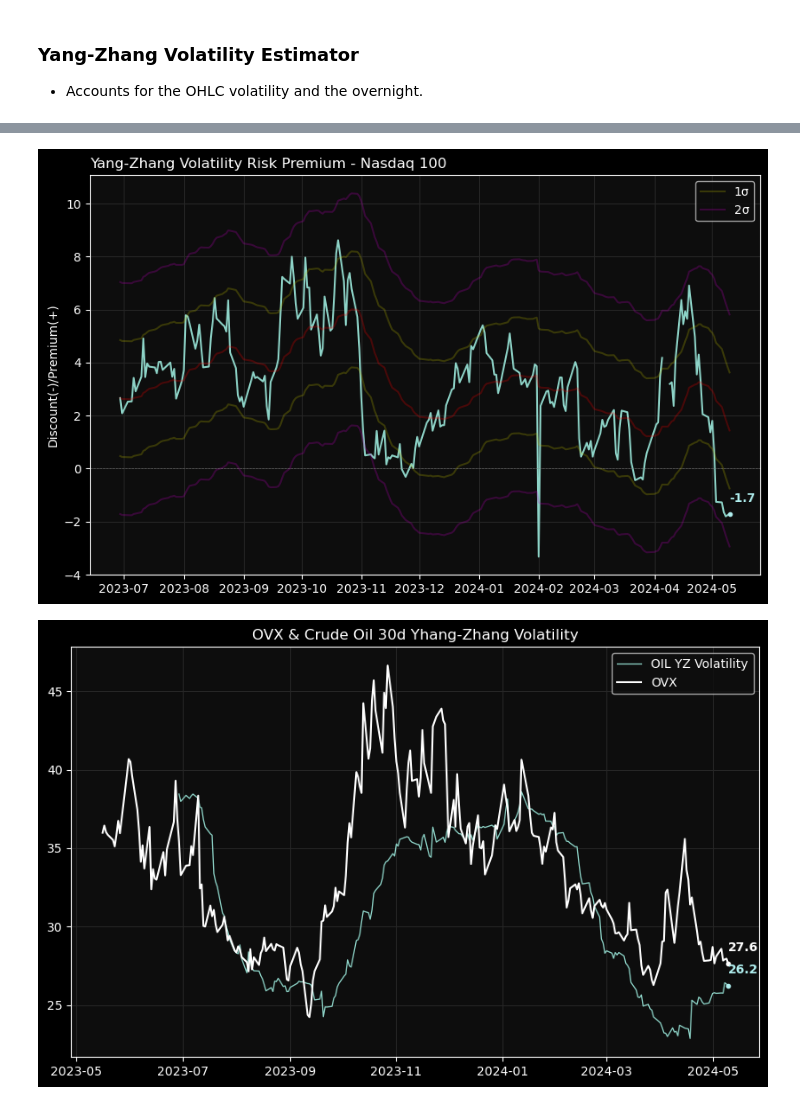
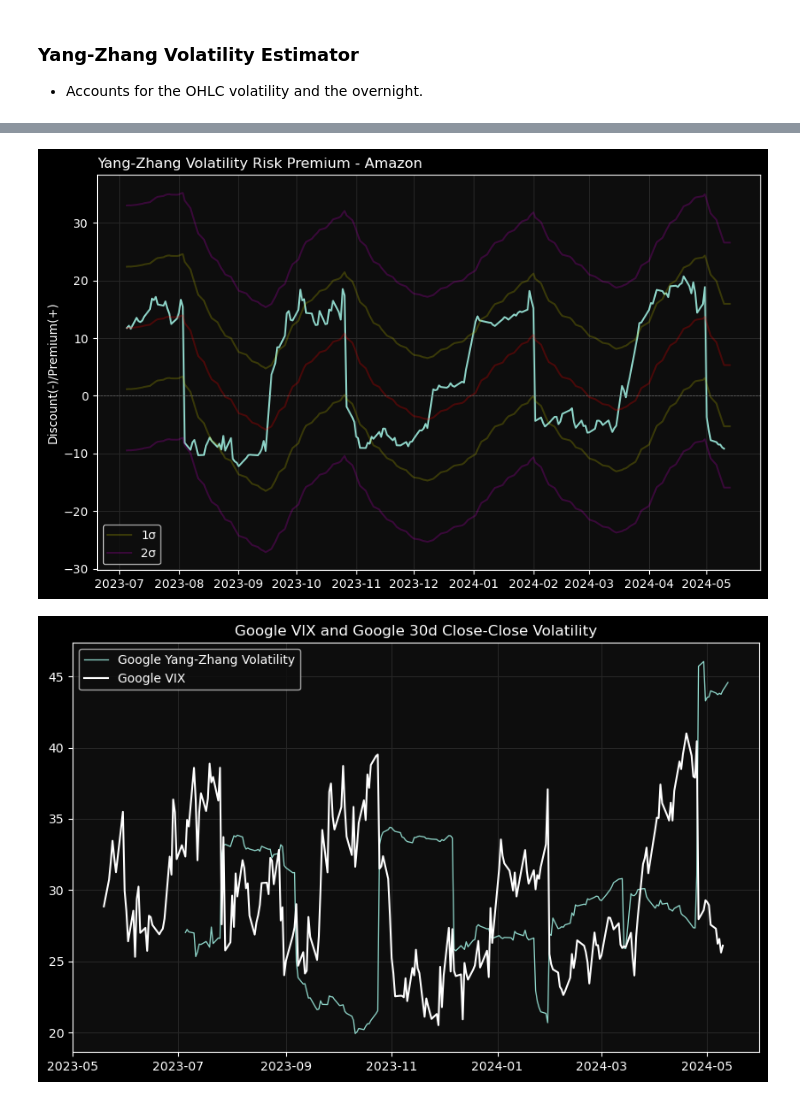
Before and after one commit to prestonf99/Volatility-ATR-Models, a Jupyter notebook: RunMS.ipynb, the cells around one changed output, grey strips where cells are left out. Saved outputs shown, nothing was run; the diff lists cells and outputs as text; code cells hidden in the pictures.

```diff
--- a/RunMS.ipynb
+++ b/RunMS.ipynb
@@ -5,7 +7,15 @@ You can adjust the days to load, the ATR will always come out the same way, but
 # %%
-sp = ms.MorningStats(360, '^GSPC') #(days_to_load, S&P)
-nq = ms.MorningStats(360, '^NDX') #Nasdaq
-cl = ms.MorningStats(360, 'CL=F') #Crude Oil
+sp = ms.Vols(360, '^GSPC')  # (days_to_load, S&P)
+nq = ms.Vols(360, '^NDX')   # Nasdaq 100
+rut = ms.Vols(360, '^RUT')  # Russell 2000
+dji = ms.Vols(360, '^DJI')  # Dow Jones
+cl = ms.Vols(360, 'CL=F')   # Crude Oil
+gld = ms.Vols(360, 'GLD')   # Gold
+aapl = ms.Vols(360, 'AAPL') # Apple
+amzn = ms.Vols(360, 'AMZN') # Amazon
+eem = ms.Vols(360, 'EEM')   # Emerging Markets
+gs = ms.Vols(360, 'GS')     # Goldman Sachs
+goog = ms.Vols(360, 'GOOG') # Google
 # %% [markdown]
 ### Average Trading Range
 # %%
@@ -41,8 +49,8 @@ sp.yz()
 # %%
-nq.yzs()
+amzn.plot_yzs()
 # %% [output]
-[figure, old version]
+[figure, new version]
 # %%
-cl.vol_spread_yz()
+goog.vol_spread_yz()
 # %% [output]
-[figure, old version]
+[figure, new version]
```
Also changed, not shown: parts of 6 cells of this notebook, 1 other file.
